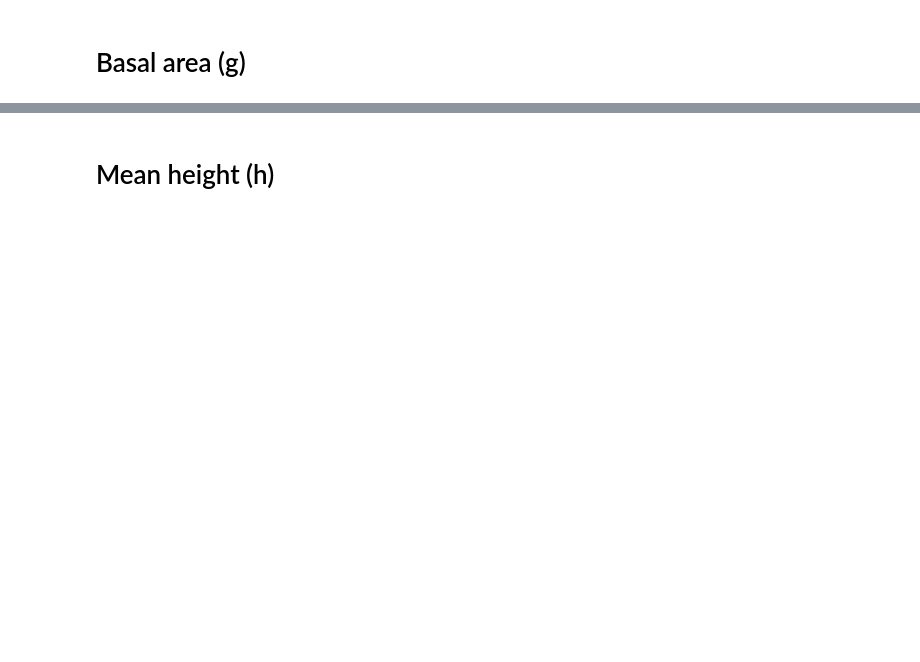
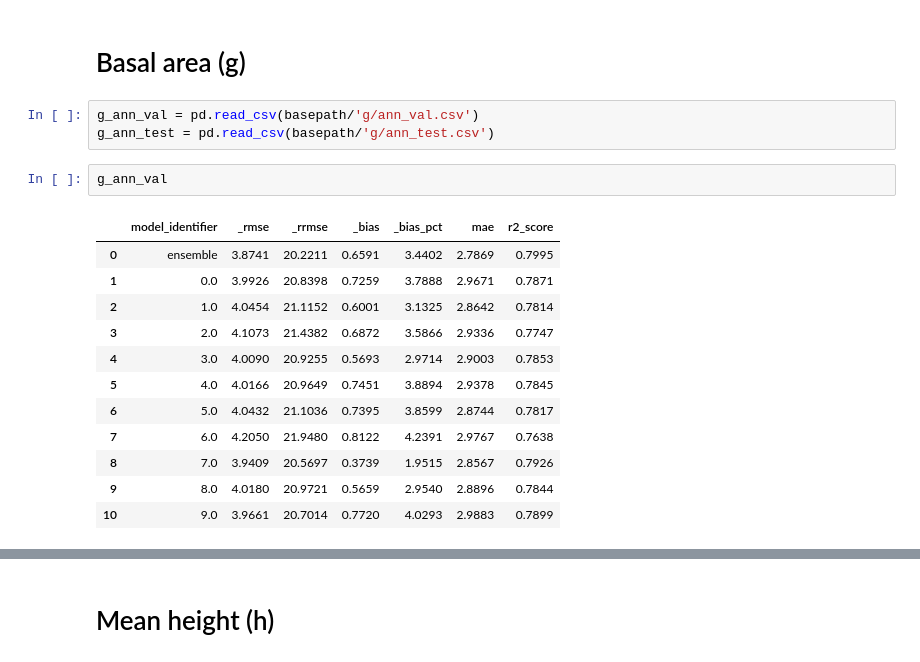
Before and after one commit to mayrajeo/enveco, a Jupyter notebook: examples/Analyze ANN results.ipynb, the cells around one changed output, grey strips where cells are left out. Drawn from its saved outputs; the diff is of its cells as text; blank space fills up the shorter version.

```diff
--- a/examples/Analyze ANN results.ipynb
+++ b/examples/Analyze ANN results.ipynb
@@ -26,2 +53,20 @@ d_ann_val
 # %% [markdown]
 # Basal area (g)
+# %%
+g_ann_val = pd.read_csv(basepath/'g/ann_val.csv')
+g_ann_test = pd.read_csv(basepath/'g/ann_test.csv')
+# %%
+g_ann_val
+# %% [output]
+|  | model_identifier | _rmse | _rrmse | _bias | _bias_pct | mae | r2_score |
+| 0 | ensemble | 3.8741 | 20.2211 | 0.6591 | 3.4402 | 2.7869 | 0.7995 |
+| 1 | 0.0 | 3.9926 | 20.8398 | 0.7259 | 3.7888 | 2.9671 | 0.7871 |
+| 2 | 1.0 | 4.0454 | 21.1152 | 0.6001 | 3.1325 | 2.8642 | 0.7814 |
+| 3 | 2.0 | 4.1073 | 21.4382 | 0.6872 | 3.5866 | 2.9336 | 0.7747 |
+| 4 | 3.0 | 4.0090 | 20.9255 | 0.5693 | 2.9714 | 2.9003 | 0.7853 |
+| 5 | 4.0 | 4.0166 | 20.9649 | 0.7451 | 3.8894 | 2.9378 | 0.7845 |
+| 6 | 5.0 | 4.0432 | 21.1036 | 0.7395 | 3.8599 | 2.8744 | 0.7817 |
+| 7 | 6.0 | 4.2050 | 21.9480 | 0.8122 | 4.2391 | 2.9767 | 0.7638 |
+| 8 | 7.0 | 3.9409 | 20.5697 | 0.3739 | 1.9515 | 2.8567 | 0.7926 |
+| 9 | 8.0 | 4.0180 | 20.9721 | 0.5659 | 2.9540 | 2.8896 | 0.7844 |
+| 10 | 9.0 | 3.9661 | 20.7014 | 0.7720 | 4.0293 | 2.9883 | 0.7899 |
```
Also changed, not shown: parts of 14 cells of this notebook, 10 other files.
